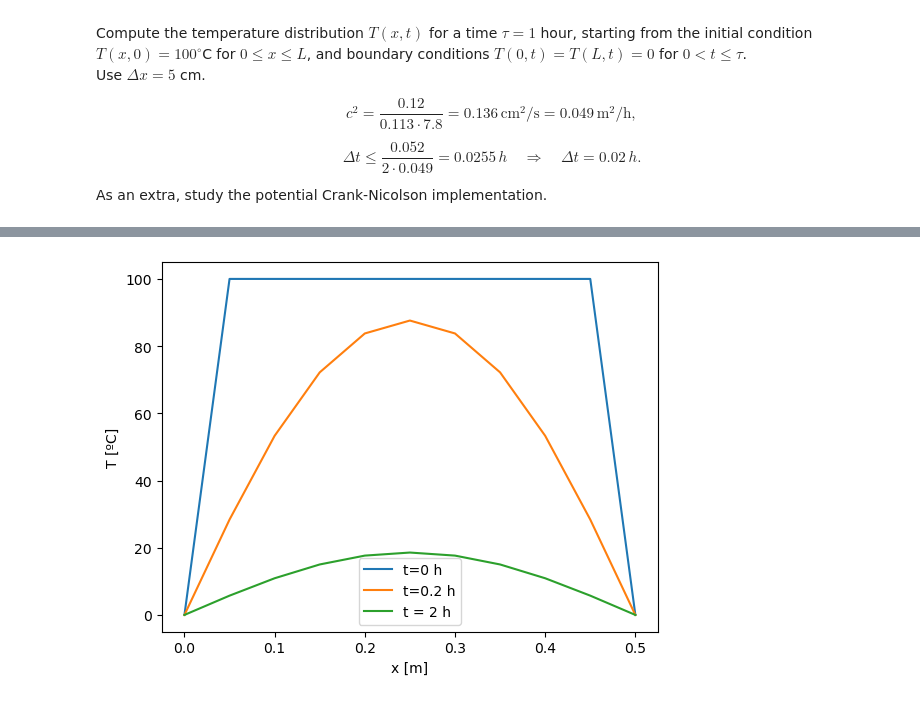
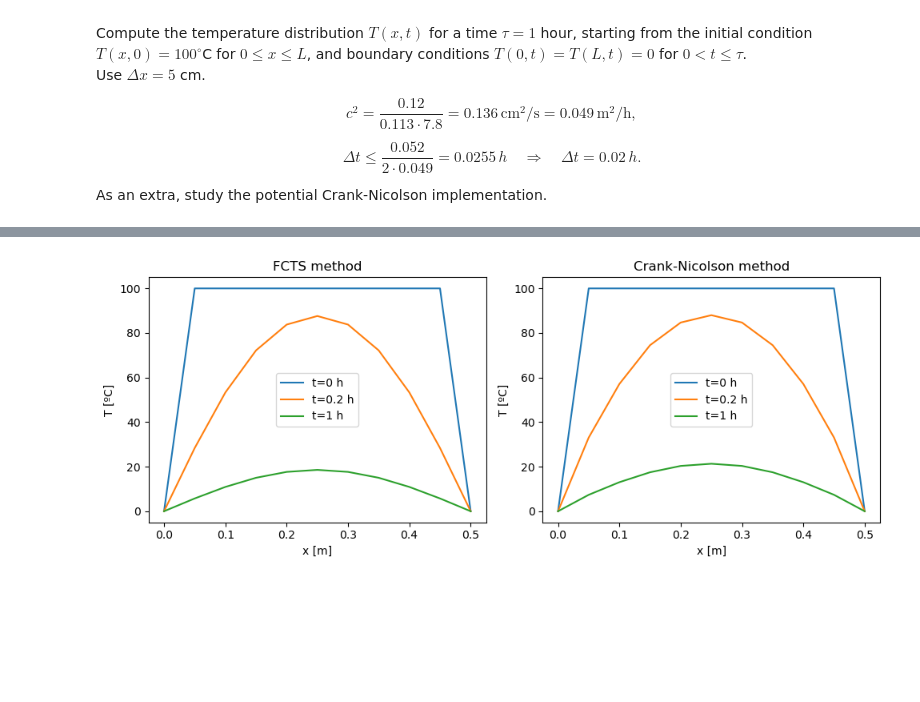
Before and after one commit to AlejandroRG03/computacion_master, a Jupyter notebook: USC-FCA-main/PDEs_notebook.ipynb, the cells around one changed output, grey strips where cells are left out. Drawn from its saved outputs; the diff is of its cells as text; code cells hidden in the pictures; blank space fills up the shorter version.

```diff
--- a/USC-FCA-main/PDEs_notebook.ipynb
+++ b/USC-FCA-main/PDEs_notebook.ipynb
@@ -1541,7 +1564,11 @@ $$ A T^{n+1} = B T^{n} $$
 # %%
 import numpy as np
 import matplotlib.pyplot as plt
+import time
 
+# ============================================================================== #
+
+t1 = time.time()
 
 # FCTS method
 
@@ -1563,39 +1590,38 @@ def heat_FCTS(tmax, dt):
 
         T[n+1, 1:-1] = T[n, 1:-1] + r*(T[n,2:] + T[n,:-2] - 2*T[n,1:-1])
 
-        T[:,0] = T[:,-1] = 0 # Boundary
-
+        T[:,0] = T[:,-1] = 0 # Boundary conditions
 
     x = np.linspace(0,L,Nx)
     return x, T
 
 tmax = 1 #h
 dt = 0.02 #h
-x, T = heat_FCTS(tmax, dt)
+x_FCTS, T_FCTS = heat_FCTS(tmax, dt)
 
-plt.figure()
+t2 = time.time()
 
-plt.plot(x,T[0,:], label = 't=0 h')
-plt.plot(x, T[10,:], label = f't={10*dt} h')
-plt.plot(x, T[-1,:], label = 't = 2 h')
+print(f'FCTS computation time: {t2-t1:.3f} s')
 
-plt.legend()
-plt.xlabel('x [m]')
-plt.ylabel('T [ºC]')
+# ============================================================================== #
 
-plt.title('Heat equation FCTS')
+t1 = time.time()
 
 # Crank-Nicolson method
 
-def heat_CN(tmax, dt)
+def heat_CN(tmax, dt):
     "returns the x array, and a matrix T_ij (i = time, j = space)"
+
     L = 0.5 # m
     c2 = 0.049 # m^2/h
     dx = 0.05 # m
-    r = c2*dt/dx**2
+    r = c2*dt/(2*dx**2) # Note the 2 in the denominator
 
+    Nx = int(L/dx +1)
     Nt = int(tmax/dt + 1)
-    Nx = int(L/dx +1)
+    A = np.diag((1+2*r)*np.ones(Nx)) + np.diag(-r*np.ones(Nx - 1),1) + np.diag(-r*np.ones(Nx -1),-1)
+    B = np.diag((1-2*r)*np.ones(Nx)) + np.diag(r*np.ones(Nx - 1),1) + np.diag(r*np.ones(Nx -1),-1)
+    C = np.dot(np.linalg.inv(A), B)
 
     T = np.zeros((Nt, Nx)) # First index = time, second = position
 
@@ -1603,11 +1629,56 @@ def heat_CN(tmax, dt)
 
     for n in range(Nt-1):
 
-        T[n+1, 1:-1] = T[n:,1:-1] + r/2 * ( (T[n,2:] - 2*T[n,-1:1] + T[n,:-2]) + (T[n+1]) )
+        T[n+1,:] = np.dot(C, T[n,:])
+        T[:,0] = T[:,-1] = 0 # Boundary conditions
 
-        T[:,0] = T[:,-1] = 0 # Boundary
+    x = np.linspace(0,L,Nx)
+
+    return x, T
+
+tmax = 1 #h
+dt = 0.02 #h
+x_CN, T_CN = heat_CN(tmax, dt)
+
+t2 = time.time()
+
+print(f'Crank-Nicolson computation time: {t2-t1:.3f} s')
+
+# ================================= Plots ===================================== #
+
+fig = plt.figure(figsize=(10,4))
+
+ax1 = fig.add_subplot(1,2,1); ax2 = fig.add_subplot(1,2,2)
+
+ax1.set_title('FCTS method')
+ax2.set_title('Crank-Nicolson method')
+
+ax1.plot(x_FCTS,T_FCTS[0,:], label = 't=0 h')
+ax1.plot(x_FCTS,T_FCTS[10,:], label = f't={10*dt} h')
+ax1.plot(x_FCTS,T_FCTS[-1,:], label = f't={tmax} h')
+
+ax2.plot(x_CN,T_CN[0,:], label = 't=0 h')
+ax2.plot(x_CN,T_CN[10,:], label = f't={10*dt} h')
+ax2.plot(x_CN,T_CN[-1,:], label = f't={tmax} h')
+
+ax1.set_xlabel('x [m]'); ax2.set_xlabel('x [m]')
+ax1.set_ylabel('T [ºC]'); ax2.set_ylabel('T [ºC]')
+ax1.legend(); ax2.legend()
+
+fig.tight_layout()
+plt.show()
+
+# Discrepancies between both methods
+
+difference = T_FCTS - T_CN
 
 
-    x = np.linspace(0,L,Nx)
-    return x, T
+plt.plot(x_FCTS, difference[10,:], label=f't={10*dt} h')
+plt.plot(x_FCTS, difference[-1,:], label=f't={tmax} h')
+plt.xlabel('x [m]')
+plt.ylabel('T_FCTS - T_CN [ºC]')
+plt.title(f'Discrepancy between both methods')
+plt.legend()
+plt.grid()
+plt.show()
 # %% [output]
@@ -1615 +1687 @@ Text(0, 0.5, 'T [ºC]')
-[figure, old version]
+[figure, new version]
```
Also changed, not shown: parts of 10 cells of this notebook.
